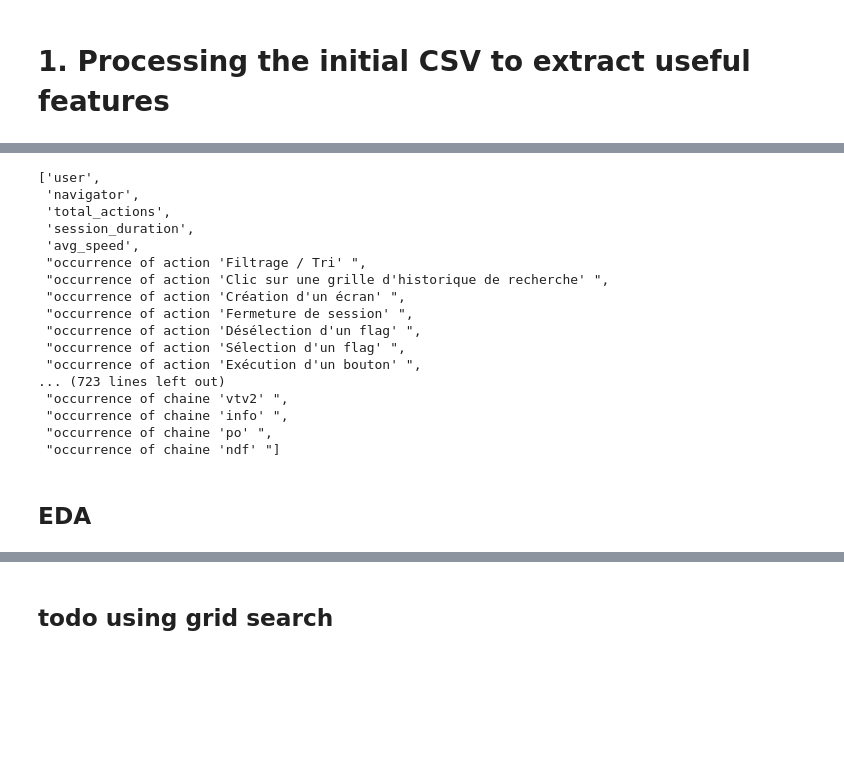
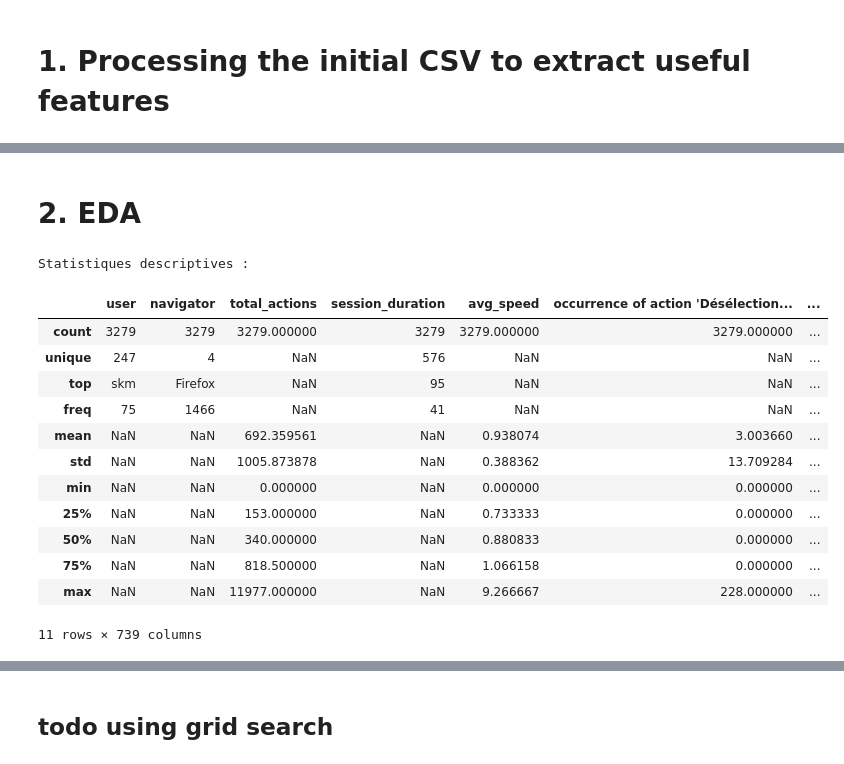
Before and after one commit to antara-walid/Qui-utilise-mon-appli-Challenge, a Jupyter notebook: QuiUtiliseMonAppliChallenge.ipynb, the cells around one changed output, grey strips where cells are left out. Saved outputs shown, nothing was run; the diff lists cells and outputs as text; code cells hidden in the pictures; blank space fills up the shorter version.

```diff
--- a/QuiUtiliseMonAppliChallenge.ipynb
+++ b/QuiUtiliseMonAppliChallenge.ipynb
@@ -38,23 +38,26 @@ test_dataframe.head(5)
 5 rows × 738 columns
-# %%
-train_dataframe.columns.tolist()
-# %% [output]
-['user',
- 'navigator',
- 'total_actions',
- 'session_duration',
- 'avg_speed',
- "occurrence of action 'Filtrage / Tri' ",
- "occurrence of action 'Clic sur une grille d'historique de recherche' ",
- "occurrence of action 'Création d'un écran' ",
- "occurrence of action 'Fermeture de session' ",
- "occurrence of action 'Désélection d'un flag' ",
- "occurrence of action 'Sélection d'un flag' ",
- "occurrence of action 'Exécution d'un bouton' ",
-... (723 lines left out)
- "occurrence of chaine 'vtv2' ",
- "occurrence of chaine 'info' ",
- "occurrence of chaine 'po' ",
- "occurrence of chaine 'ndf' "]
-# %% [markdown]
-## EDA
+# %% [markdown]
+# 2. EDA
+# %%
+import matplotlib.pyplot as plt
+import seaborn as sns
+import pandas as pd
+
+# === Statistiques descriptives ===
+print("Statistiques descriptives :")
+train_dataframe.describe(include='all')
+# %% [output]
+Statistiques descriptives :
+|  | user | navigator | total_actions | session_duration | avg_speed | occurrence of action 'Désélection... | ... |
+| count | 3279 | 3279 | 3279.000000 | 3279 | 3279.000000 | 3279.000000 | ... |
+| unique | 247 | 4 | NaN | 576 | NaN | NaN | ... |
+| top | skm | Firefox | NaN | 95 | NaN | NaN | ... |
+| freq | 75 | 1466 | NaN | 41 | NaN | NaN | ... |
+| mean | NaN | NaN | 692.359561 | NaN | 0.938074 | 3.003660 | ... |
+| std | NaN | NaN | 1005.873878 | NaN | 0.388362 | 13.709284 | ... |
+| min | NaN | NaN | 0.000000 | NaN | 0.000000 | 0.000000 | ... |
+| 25% | NaN | NaN | 153.000000 | NaN | 0.733333 | 0.000000 | ... |
+| 50% | NaN | NaN | 340.000000 | NaN | 0.880833 | 0.000000 | ... |
+| 75% | NaN | NaN | 818.500000 | NaN | 1.066158 | 0.000000 | ... |
+| max | NaN | NaN | 11977.000000 | NaN | 9.266667 | 228.000000 | ... |
+11 rows × 739 columns
```
Also changed, not shown: parts of 43 cells of this notebook.
